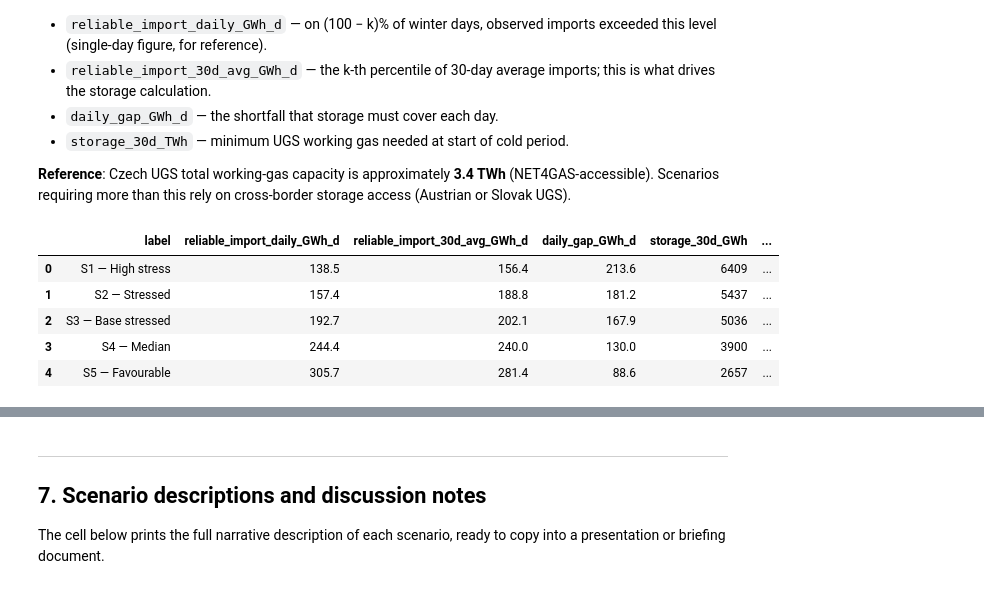
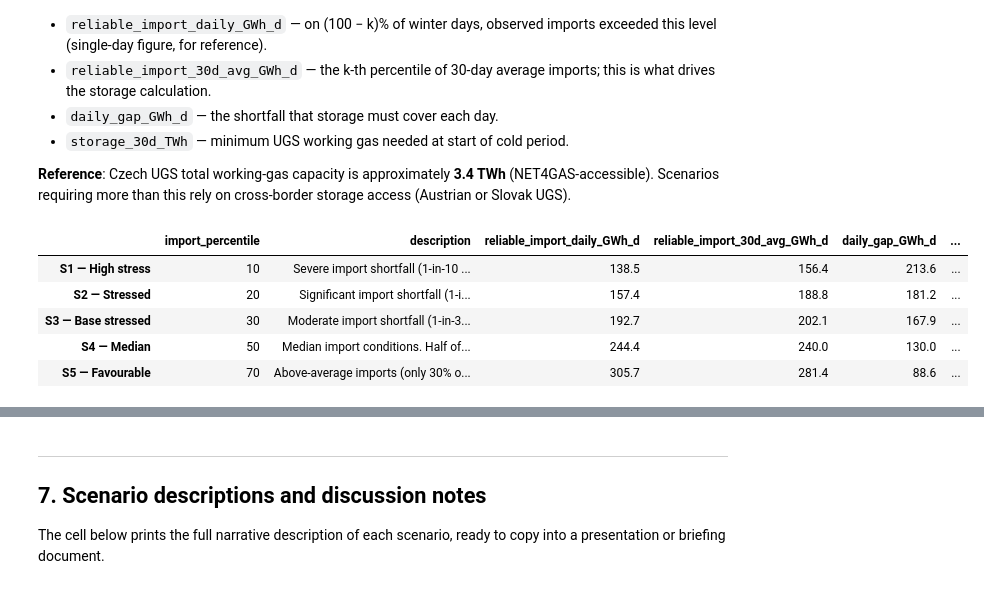
Before and after one commit to sikmartin/bsd_revamp, a Jupyter notebook: notebooks/analysis.ipynb, the cells around one changed output, grey strips where cells are left out. Drawn from its saved outputs; the diff is of its cells as text; code cells hidden in the pictures.

```diff
--- a/notebooks/analysis.ipynb
+++ b/notebooks/analysis.ipynb
@@ -306,41 +306,35 @@ where `30d_sustained_import` is the k-th percentile of the distribution of
 on cross-border storage access (Austrian or Slovak UGS).
 # %%
 winter_vals = daily.loc[daily["is_winter"], "GWh_d"]
-roll30      = daily["GWh_d"].rolling(30, min_periods=30).mean()
+roll30 = daily["GWh_d"].rolling(30, min_periods=30).mean()
 winter_roll = roll30[daily["is_winter"]].dropna()
 
 rows = []
+index = []
 for s in bsd.DEFAULT_SCENARIOS:
     daily_p = winter_vals.quantile(s.percentile / 100)
-    roll_p  = winter_roll.quantile(s.percentile / 100)
-    gap_d   = max(0.0, PEAK_DEMAND_GWH_D - roll_p)
-    rows.append({
-        "label":                         s.label,
-        "import_percentile":             s.percentile,
-        "description":                   s.description,
-        "reliable_import_daily_GWh_d":   round(daily_p, 1),
-        "reliable_import_30d_avg_GWh_d": round(roll_p, 1),
-        "daily_gap_GWh_d":               round(gap_d, 1),
-        "storage_30d_GWh":               round(gap_d * 30),
-        "storage_30d_TWh":               round(gap_d * 30 / 1000, 2),
-    })
+    roll_p = winter_roll.quantile(s.percentile / 100)
+    gap_d = max(0.0, PEAK_DEMAND_GWH_D - roll_p)
+    index.append(s.label)
+    rows.append(
+        {
+            "import_percentile": s.percentile,
+            "description": s.description,
+            "reliable_import_daily_GWh_d": round(daily_p, 1),
+            "reliable_import_30d_avg_GWh_d": round(roll_p, 1),
+            "daily_gap_GWh_d": round(gap_d, 1),
+            "storage_30d_TWh": round(gap_d * 30 / 1000, 2),
+        }
+    )
 
-results = pd.DataFrame(rows)
+results = pd.DataFrame(data=rows, index=index)
 
-display_cols = [
-    "label",
-    "reliable_import_daily_GWh_d",
-    "reliable_import_30d_avg_GWh_d",
-    "daily_gap_GWh_d",
-    "storage_30d_GWh",
-    "storage_30d_TWh",
-]
-results[display_cols]
+results
 # %% [output]
-|  | label | reliable_import_daily_GWh_d | reliable_import_30d_avg_GWh_d | daily_gap_GWh_d | storage_30d_GWh | ... |
-| 0 | S1 — High stress | 138.5 | 156.4 | 213.6 | 6409 | ... |
-| 1 | S2 — Stressed | 157.4 | 188.8 | 181.2 | 5437 | ... |
-| 2 | S3 — Base stressed | 192.7 | 202.1 | 167.9 | 5036 | ... |
-| 3 | S4 — Median | 244.4 | 240.0 | 130.0 | 3900 | ... |
-| 4 | S5 — Favourable | 305.7 | 281.4 | 88.6 | 2657 | ... |
+|  | import_percentile | description | reliable_import_daily_GWh_d | reliable_import_30d_avg_GWh_d | daily_gap_GWh_d | ... |
+| S1 — High stress | 10 | Severe import shortfall (1-in-10 ... | 138.5 | 156.4 | 213.6 | ... |
+| S2 — Stressed | 20 | Significant import shortfall (1-i... | 157.4 | 188.8 | 181.2 | ... |
+| S3 — Base stressed | 30 | Moderate import shortfall (1-in-3... | 192.7 | 202.1 | 167.9 | ... |
+| S4 — Median | 50 | Median import conditions. Half of... | 244.4 | 240.0 | 130.0 | ... |
+| S5 — Favourable | 70 | Above-average imports (only 30% o... | 305.7 | 281.4 | 88.6 | ... |
 # %%
```
Also changed, not shown: parts of 8 cells of this notebook, 12 other files.
